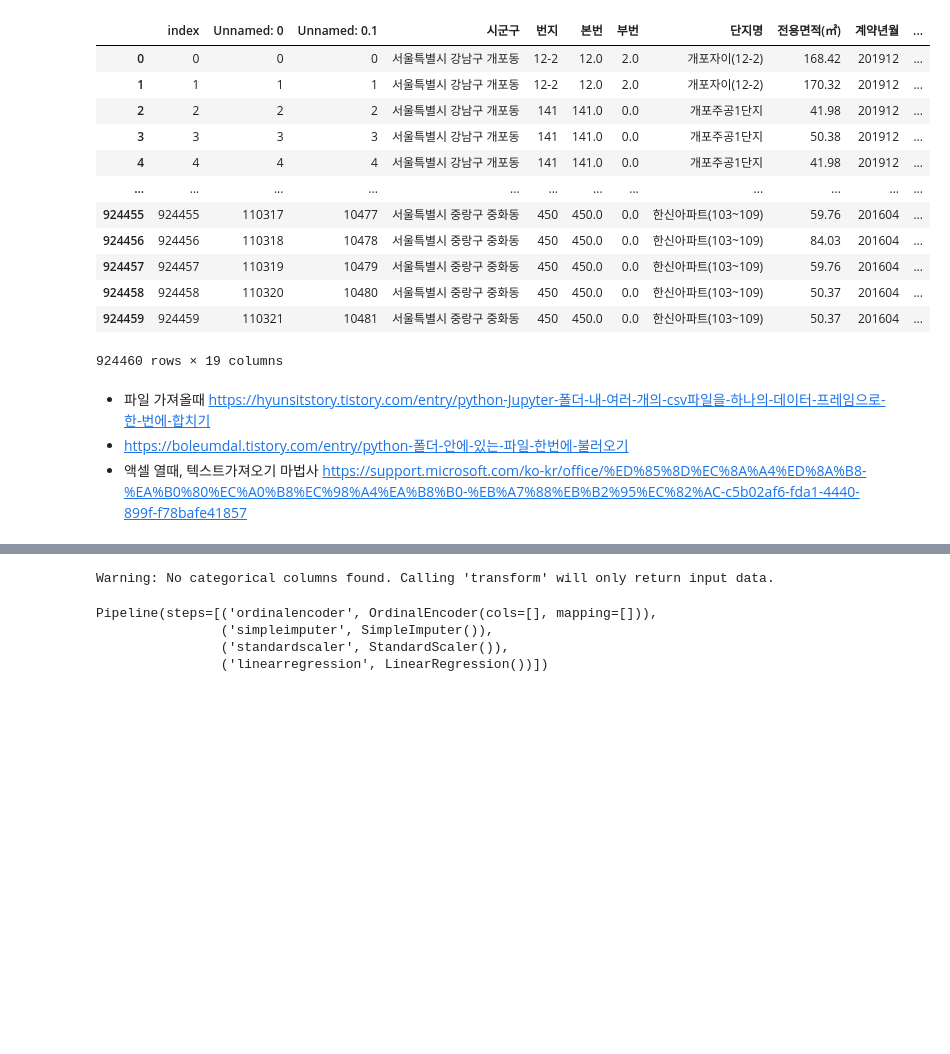
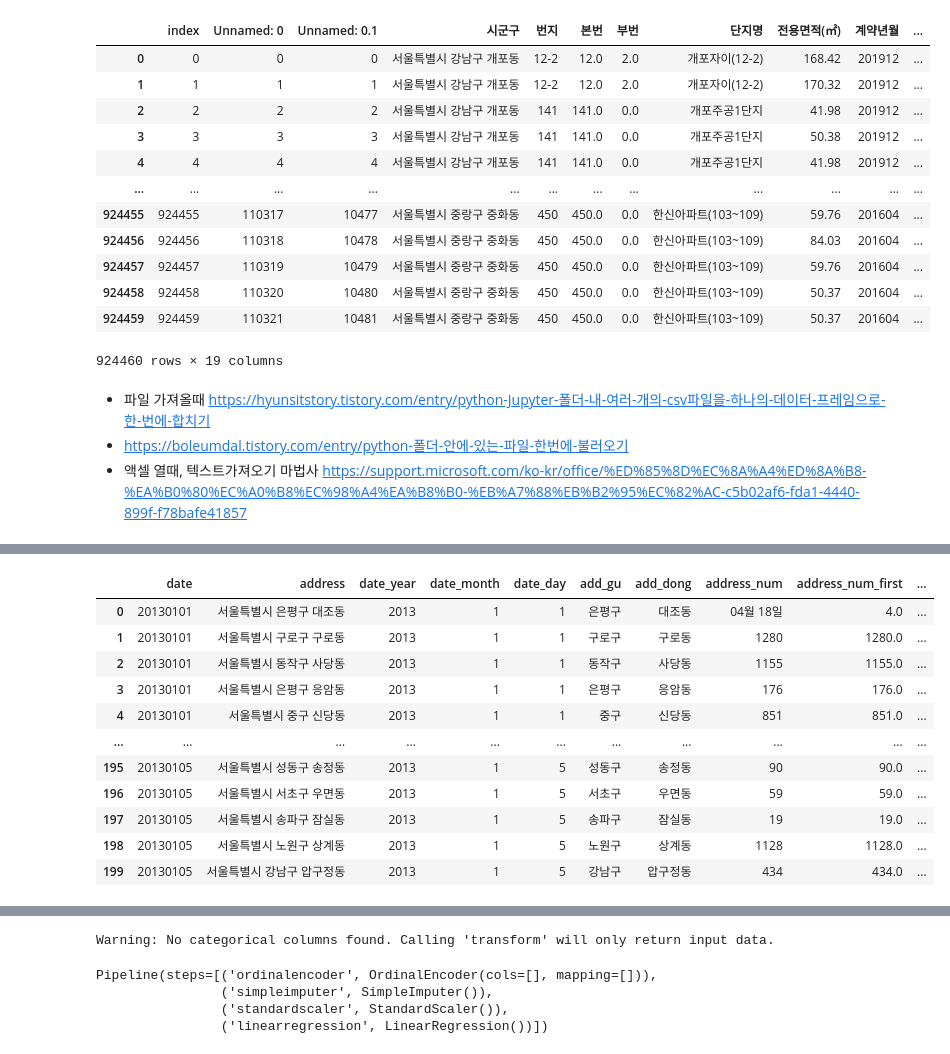
Before and after one commit to Jesimsim/ds-section2-project, a Jupyter notebook: section2_project_practice.ipynb, the cells around one changed output, grey strips where cells are left out. Saved outputs shown, nothing was run; the diff lists cells and outputs as text; code cells hidden in the pictures; blank space fills up the shorter version.

Commit message:
eda - 기준금리, 브랜드

```diff
--- a/section2_project_practice.ipynb
+++ b/section2_project_practice.ipynb
@@ -17,3 +31,5 @@ import math
+# %%
+pd.reset_option("^display")
 # %% [markdown]
 #### **필요코드 설치**
 # %%
@@ -236,0 +482,80 @@ df['거래금액(만원)'] = df['거래금액(만원)'].str.replace(',','')
+# %%
+# 건물연식
+df['building_year'] = df.date_year.astype('int') - df.construction_year
+# %%
+# 리버뷰
+riverlist = ['방화동', '가양동', '염창동', '양평동',
+              '당산동', '여의동', '노량진동', '흑석동', '반포동',
+              '잠원동', '신사동', '압구정동', '청담동', '잠실동',
+              '삼성동', '풍남동', '천호동', '암사동', '고덕동',
+              '광장동', '구의동', '자양동', '성수동2가', '성수동1가',
+              '금호동3가', '한남동', '보광동', '서빙고동', '한강로동',
+              '이촌동', '원효로', '도화동', '용강동', '신수동', '서강동',
+              '합정동', '망원동', '상암동']
+
+
+# df2.river = df.apply(lambda x : 'add_dong' in riverlist)
+
+df['river'] = df.add_dong.map(lambda x : 1 if x in riverlist else 0)
+# %%
+# 기준금리 분류
+
+def classi_rate(x):
+  if (x >= '20221012') & (x <= '20221123'):
+    return 3
+  elif (x >= '20220825') & (x <= '20221011'):
+    return 2.5
+  elif (x >= '20220713') & (x <= '20220824'):
+    return 2.25
+  elif (x >= '20220526') & (x <= '20220712'):
+    return 1.75
+  elif (x >= '20220414') & (x <= '20220525'):
+    return 1.50
+  elif (x >= '20220114') & (x <= '20220413'):
+    return 1.25
+  elif (x >= '20211125') & (x <= '20220113'):
+    return 1.00
+  elif (x >= '20210826') & (x <= '20211124'):
+    return 0.75
+  elif (x >= '20200528') & (x <= '20210825'):
+    return 0.50
+  elif (x >= '20200317') & (x <= '20200316'):
+    return 0.75
+  elif (x >= '20190718') & (x <= '20191015'):
+    return 1.25
+  elif (x >= '20181130') & (x <= '20190717'):
+    return 1.75
+  elif (x >= '20171130') & (x <= '20181129'):
+    return 1.50
+  elif (x >= '20160609') & (x <= '20171129'):
+    return 1.25
+  elif (x >= '20150611') & (x <= '20160608'):
+    return 1.50
+  elif (x >= '20150312') & (x <= '20150610'):
+    return 1.75
+  elif (x >= '20141015') & (x <= '20150311'):
+    return 2.00
+  elif (x >= '20140814') & (x <= '20141014'):
+    return 2.25
+  elif (x >= '20130509') & (x <= '20140813'):
+    return 2.50
+  else:
+    return 2.75
+
+
+
+df['baserate']=''
+df['baserate'] = df.date.apply(classi_rate)
+# %% [output]
+|  | date | address | date_year | date_month | date_day | add_gu | add_dong | address_num | address_num_first | ... |
+| 0 | 20130101 | 서울특별시 은평구 대조동 | 2013 | 1 | 1 | 은평구 | 대조동 | 04월 18일 | 4.0 | ... |
+| 1 | 20130101 | 서울특별시 구로구 구로동 | 2013 | 1 | 1 | 구로구 | 구로동 | 1280 | 1280.0 | ... |
+| 2 | 20130101 | 서울특별시 동작구 사당동 | 2013 | 1 | 1 | 동작구 | 사당동 | 1155 | 1155.0 | ... |
+| 3 | 20130101 | 서울특별시 은평구 응암동 | 2013 | 1 | 1 | 은평구 | 응암동 | 176 | 176.0 | ... |
+| 4 | 20130101 | 서울특별시 중구 신당동 | 2013 | 1 | 1 | 중구 | 신당동 | 851 | 851.0 | ... |
+| ... | ... | ... | ... | ... | ... | ... | ... | ... | ... | ... |
+| 195 | 20130105 | 서울특별시 성동구 송정동 | 2013 | 1 | 5 | 성동구 | 송정동 | 90 | 90.0 | ... |
+| 196 | 20130105 | 서울특별시 서초구 우면동 | 2013 | 1 | 5 | 서초구 | 우면동 | 59 | 59.0 | ... |
+| 197 | 20130105 | 서울특별시 송파구 잠실동 | 2013 | 1 | 5 | 송파구 | 잠실동 | 19 | 19.0 | ... |
+| 198 | 20130105 | 서울특별시 노원구 상계동 | 2013 | 1 | 5 | 노원구 | 상계동 | 1128 | 1128.0 | ... |
+| 199 | 20130105 | 서울특별시 강남구 압구정동 | 2013 | 1 | 5 | 강남구 | 압구정동 | 434 | 434.0 | ... |
```
Also changed, not shown: parts of 56 cells of this notebook.
